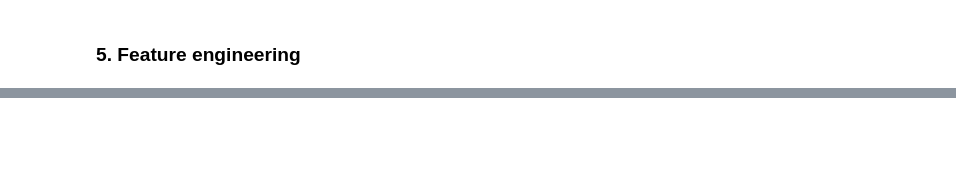
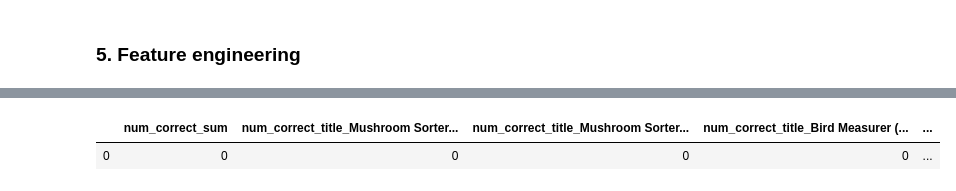
Before and after one commit to AndreyKoceruba/Children_learn, a Jupyter notebook: Children_learn.ipynb, the cells around one changed output, grey strips where cells are left out. Saved outputs shown, nothing was run; the diff lists cells and outputs as text; code cells hidden in the pictures; blank space fills up the shorter version.

```diff
--- a/Children_learn.ipynb
+++ b/Children_learn.ipynb
@@ -113,8 +113,8 @@ def set_assessment_result(df):
     code_4110 = (df['event_code'] == 4110)
     bird_measurer = (df['title'] == 'Bird Measurer (Assessment)')
     attempts = p_type & (code_4100 & ~bird_measurer | code_4110 & bird_measurer)
-    df['num_correct'] = attempts * df['correct']
-    df['num_incorrect'] = attempts * (1 - df['correct'])
+    df['correct'] = attempts * df['correct']
+    df['incorrect'] = attempts * (1 - df['correct'])
 # %%
 def accuracy(num_correct, num_incorrect):
     if num_correct == 1 and num_incorrect == 0:
@@ -137,10 +137,17 @@ def accuracy_group(accuracy):
         return -1
 # %%
 def get_labels(df):
+    if df.shape[0] == 0:
+        df_labels = pd.DataFrame(
+            columns=['game_session', 'installation_id', 'title', 'num_correct', 'num_incorrect', 'accuracy', 'accuracy_group']
+        )
+        return df_labels
     df_labels = df \
-        .groupby(['game_session', 'installation_id', 'title'])[['num_correct', 'num_incorrect']] \
+        .groupby(['game_session', 'installation_id', 'title'])[['correct', 'incorrect']] \
         .sum() \
         .reset_index()
+
+    df_labels.rename({'correct': 'num_correct', 'incorrect': 'num_incorrect'}, axis=1, inplace=True)
 
     df_labels['accuracy'] = df_labels[['num_correct', 'num_incorrect']].apply(
         lambda x: accuracy(x['num_correct'], x['num_incorrect']),
@@ -510,3 +508,3 @@ len(tmp)
 # %%
-df = train_labels.progress_apply(lambda x: get_features(train_labeled, x, cols_unique_dict), axis=1)
+df = train_labels.iloc[2:3, :].apply(lambda x: get_features(train_labeled, x, cols_unique_dict), axis=1)
 df = pd.DataFrame(list(df))
@@ -512,0 +533,5 @@ df = pd.DataFrame(list(df))
+# %%
+df[[re.findall('num_correct.*sum.*', x)[0] for x in df.columns if len(re.findall('num_correct.*sum.*', x)) != 0]]
+# %% [output]
+|  | num_correct_sum | num_correct_title_Mushroom Sorter... | num_correct_title_Mushroom Sorter... | num_correct_title_Bird Measurer (... | ... |
+| 0 | 0 | 0 | 0 | 0 | ... |
```
Also changed, not shown: parts of 3 cells of this notebook.
